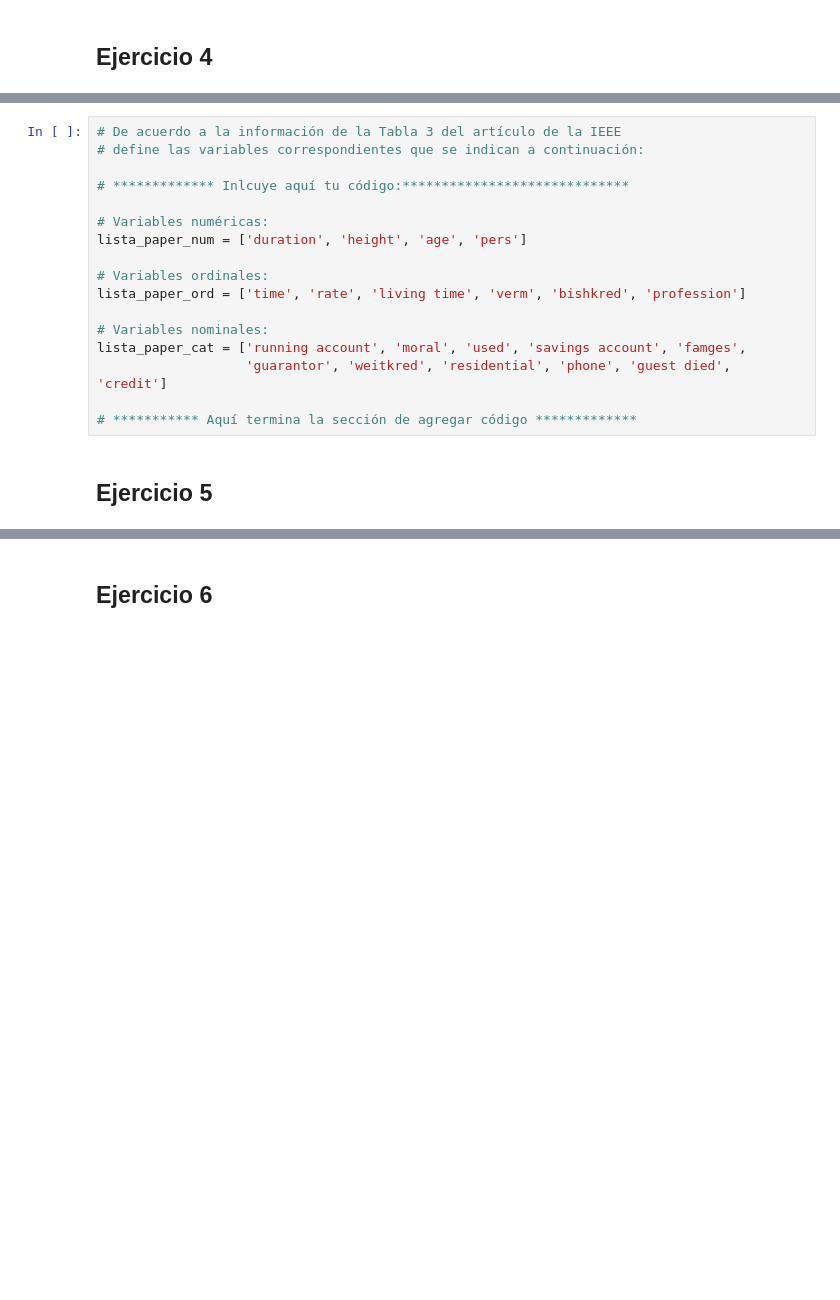
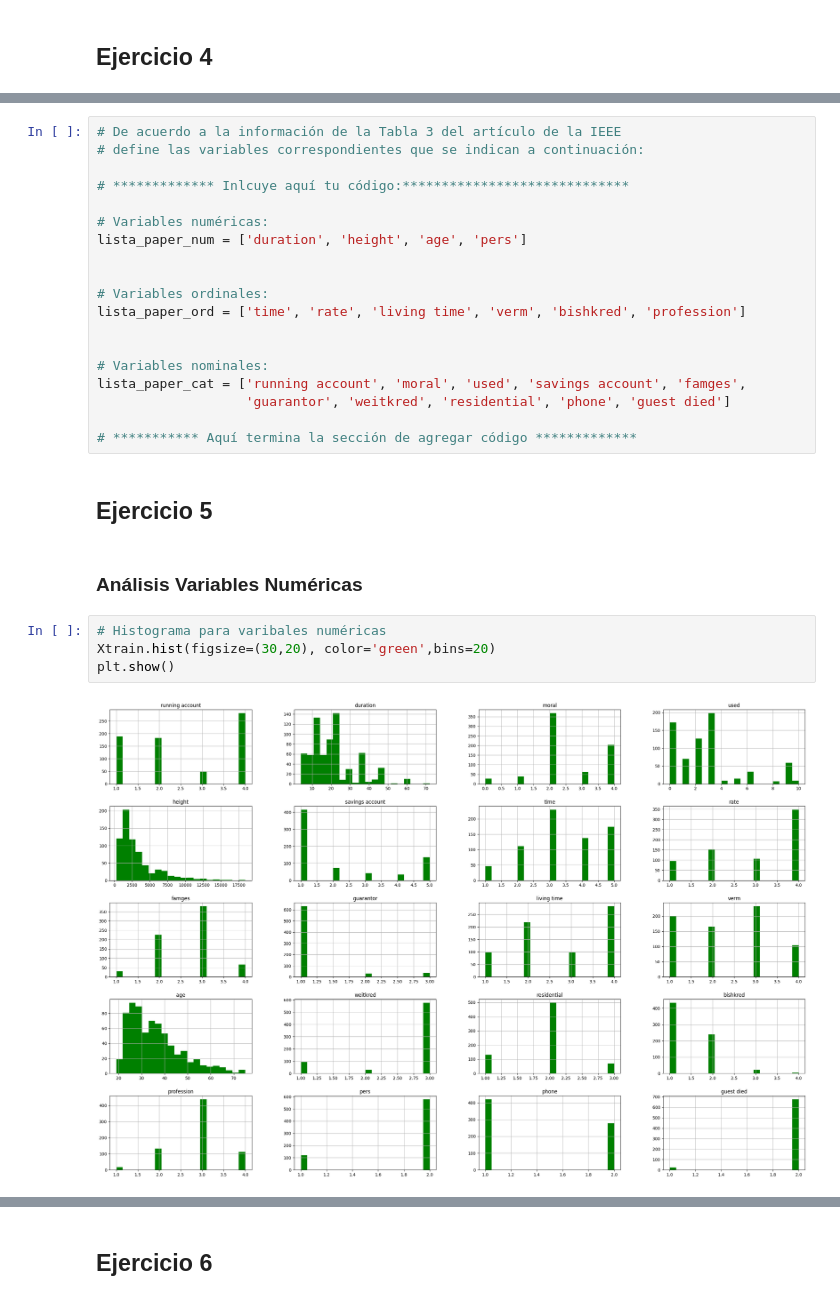
Before and after one commit to LuisGan-C/MNA_AI_Equipo11, a Jupyter notebook: Act_5_y_6/ActividadGermanCredit[A01186635, A01066264].ipynb, the cells around one changed output, grey strips where cells are left out. Cells and saved outputs as stored; diff of their text form; blank space fills up the shorter version.

```diff
--- a/Act_5_y_6/ActividadGermanCredit[A01186635, A01066264].ipynb
+++ b/Act_5_y_6/ActividadGermanCredit[A01186635, A01066264].ipynb
@@ -175,13 +210,23 @@ Implementar estas recomendaciones puede ayudar a mejorar la precisión y la equi
 # Variables numéricas:
 lista_paper_num = ['duration', 'height', 'age', 'pers']
 
+
 # Variables ordinales:
 lista_paper_ord = ['time', 'rate', 'living time', 'verm', 'bishkred', 'profession']
 
+
 # Variables nominales:
 lista_paper_cat = ['running account', 'moral', 'used', 'savings account', 'famges',
-                   'guarantor', 'weitkred', 'residential', 'phone', 'guest died', 'credit']
+                   'guarantor', 'weitkred', 'residential', 'phone', 'guest died']
 
 # *********** Aquí termina la sección de agregar código *************
 # %% [markdown]
 ## **Ejercicio 5**
+# %% [markdown]
+### Análisis Variables Numéricas
+# %%
+# Histograma para varibales numéricas
+Xtrain.hist(figsize=(30,20), color='green',bins=20)
+plt.show()
+# %% [output]
+[figure, added]
```
Also changed, not shown: parts of 7 cells of this notebook.
